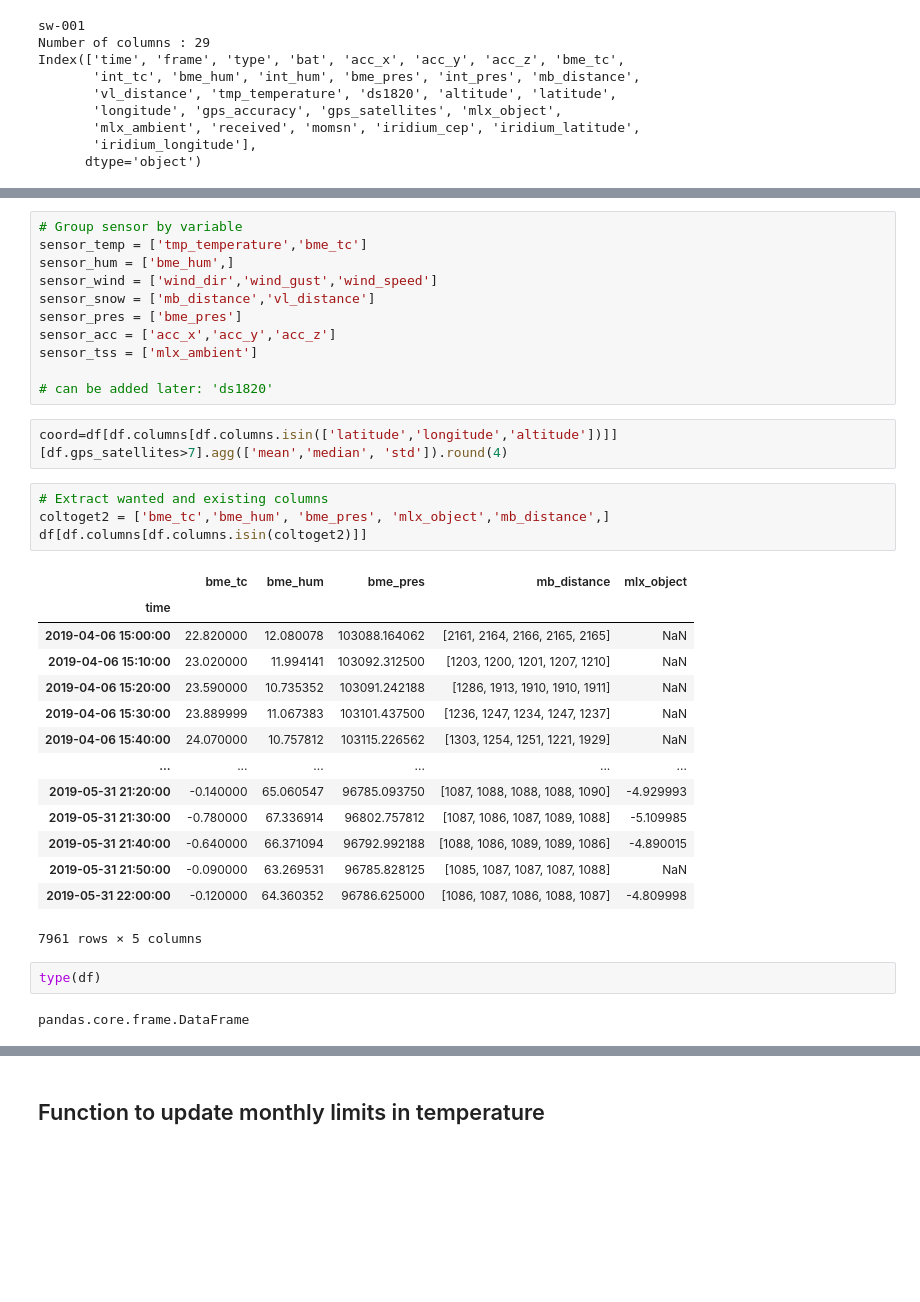
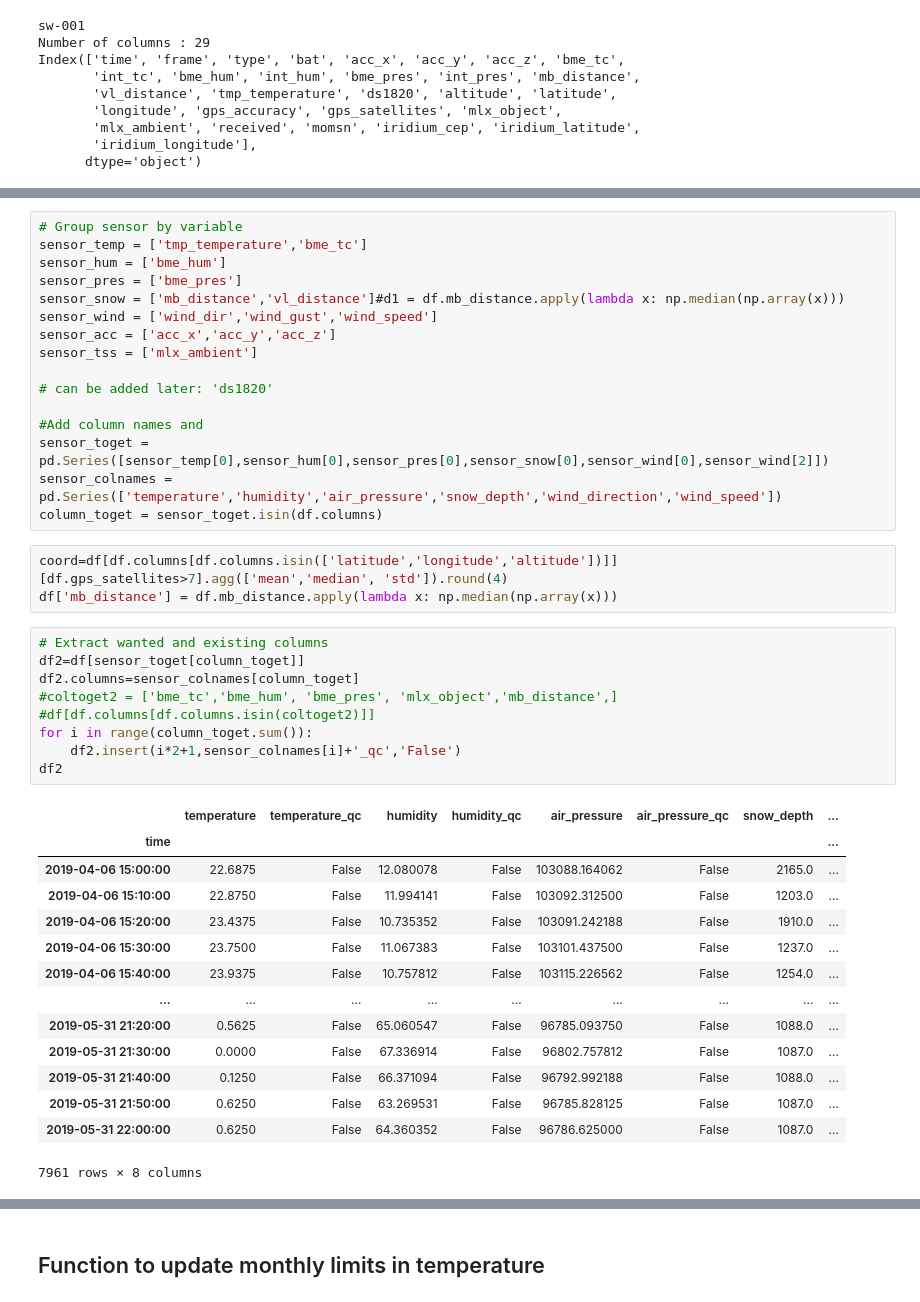
Before and after one commit to UiOHive/wsn_filters, a Jupyter notebook: wsn_main.ipynb, the cells around one changed output, grey strips where cells are left out. Cells and saved outputs as stored; diff of their text form; blank space fills up the shorter version.

```diff
--- a/wsn_main.ipynb
+++ b/wsn_main.ipynb
@@ -59,36 +75,43 @@ Index(['time', 'frame', 'type', 'bat', 'acc_x', 'acc_y', 'acc_z', 'bme_tc',
 # %%
 # Group sensor by variable
 sensor_temp = ['tmp_temperature','bme_tc']
-sensor_hum = ['bme_hum',]
+sensor_hum = ['bme_hum']
+sensor_pres = ['bme_pres']
+sensor_snow = ['mb_distance','vl_distance']#d1 = df.mb_distance.apply(lambda x: np.median(np.array(x)))
 sensor_wind = ['wind_dir','wind_gust','wind_speed']
-sensor_snow = ['mb_distance','vl_distance']
-sensor_pres = ['bme_pres']
 sensor_acc = ['acc_x','acc_y','acc_z']
 sensor_tss = ['mlx_ambient']
 
 # can be added later: 'ds1820'
+
+#Add column names and
+sensor_toget = pd.Series([sensor_temp[0],sensor_hum[0],sensor_pres[0],sensor_snow[0],sensor_wind[0],sensor_wind[2]])
+sensor_colnames = pd.Series(['temperature','humidity','air_pressure','snow_depth','wind_direction','wind_speed'])
+column_toget = sensor_toget.isin(df.columns)
 # %%
 coord=df[df.columns[df.columns.isin(['latitude','longitude','altitude'])]][df.gps_satellites>7].agg(['mean','median', 'std']).round(4)
+df['mb_distance'] = df.mb_distance.apply(lambda x: np.median(np.array(x)))
 # %%
 # Extract wanted and existing columns
-coltoget2 = ['bme_tc','bme_hum', 'bme_pres', 'mlx_object','mb_distance',]
-df[df.columns[df.columns.isin(coltoget2)]]
+df2=df[sensor_toget[column_toget]]
+df2.columns=sensor_colnames[column_toget]
+#coltoget2 = ['bme_tc','bme_hum', 'bme_pres', 'mlx_object','mb_distance',]
+#df[df.columns[df.columns.isin(coltoget2)]]
+for i in range(column_toget.sum()):
+    df2.insert(i*2+1,sensor_colnames[i]+'_qc','False')
+df2
 # %% [output]
-|  | bme_tc | bme_hum | bme_pres | mb_distance | mlx_object |
-| time |  |  |  |  |  |
-| 2019-04-06 15:00:00 | 22.820000 | 12.080078 | 103088.164062 | [2161, 2164, 2166, 2165, 2165] | NaN |
-| 2019-04-06 15:10:00 | 23.020000 | 11.994141 | 103092.312500 | [1203, 1200, 1201, 1207, 1210] | NaN |
-| 2019-04-06 15:20:00 | 23.590000 | 10.735352 | 103091.242188 | [1286, 1913, 1910, 1910, 1911] | NaN |
-| 2019-04-06 15:30:00 | 23.889999 | 11.067383 | 103101.437500 | [1236, 1247, 1234, 1247, 1237] | NaN |
-| 2019-04-06 15:40:00 | 24.070000 | 10.757812 | 103115.226562 | [1303, 1254, 1251, 1221, 1929] | NaN |
-| ... | ... | ... | ... | ... | ... |
-| 2019-05-31 21:20:00 | -0.140000 | 65.060547 | 96785.093750 | [1087, 1088, 1088, 1088, 1090] | -4.929993 |
-| 2019-05-31 21:30:00 | -0.780000 | 67.336914 | 96802.757812 | [1087, 1086, 1087, 1089, 1088] | -5.109985 |
-| 2019-05-31 21:40:00 | -0.640000 | 66.371094 | 96792.992188 | [1088, 1086, 1089, 1089, 1086] | -4.890015 |
-| 2019-05-31 21:50:00 | -0.090000 | 63.269531 | 96785.828125 | [1085, 1087, 1087, 1087, 1088] | NaN |
-| 2019-05-31 22:00:00 | -0.120000 | 64.360352 | 96786.625000 | [1086, 1087, 1086, 1088, 1087] | -4.809998 |
+|  | temperature | temperature_qc | humidity | humidity_qc | air_pressure | air_pressure_qc | snow_depth | ... |
+| time |  |  |  |  |  |  |  | ... |
+| 2019-04-06 15:00:00 | 22.6875 | False | 12.080078 | False | 103088.164062 | False | 2165.0 | ... |
+| 2019-04-06 15:10:00 | 22.8750 | False | 11.994141 | False | 103092.312500 | False | 1203.0 | ... |
+| 2019-04-06 15:20:00 | 23.4375 | False | 10.735352 | False | 103091.242188 | False | 1910.0 | ... |
+| 2019-04-06 15:30:00 | 23.7500 | False | 11.067383 | False | 103101.437500 | False | 1237.0 | ... |
+| 2019-04-06 15:40:00 | 23.9375 | False | 10.757812 | False | 103115.226562 | False | 1254.0 | ... |
+| ... | ... | ... | ... | ... | ... | ... | ... | ... |
+| 2019-05-31 21:20:00 | 0.5625 | False | 65.060547 | False | 96785.093750 | False | 1088.0 | ... |
+| 2019-05-31 21:30:00 | 0.0000 | False | 67.336914 | False | 96802.757812 | False | 1087.0 | ... |
+| 2019-05-31 21:40:00 | 0.1250 | False | 66.371094 | False | 96792.992188 | False | 1088.0 | ... |
+| 2019-05-31 21:50:00 | 0.6250 | False | 63.269531 | False | 96785.828125 | False | 1087.0 | ... |
+| 2019-05-31 22:00:00 | 0.6250 | False | 64.360352 | False | 96786.625000 | False | 1087.0 | ... |
-7961 rows × 5 columns
+7961 rows × 8 columns
-# %%
-type(df)
-# %% [output]
-pandas.core.frame.DataFrame
```
Also changed, not shown: parts of 8 cells of this notebook.
